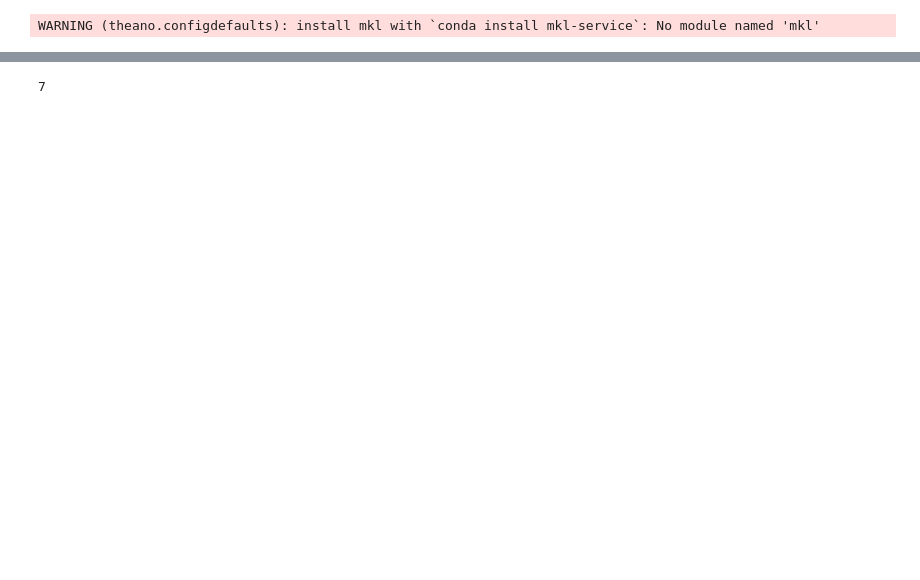
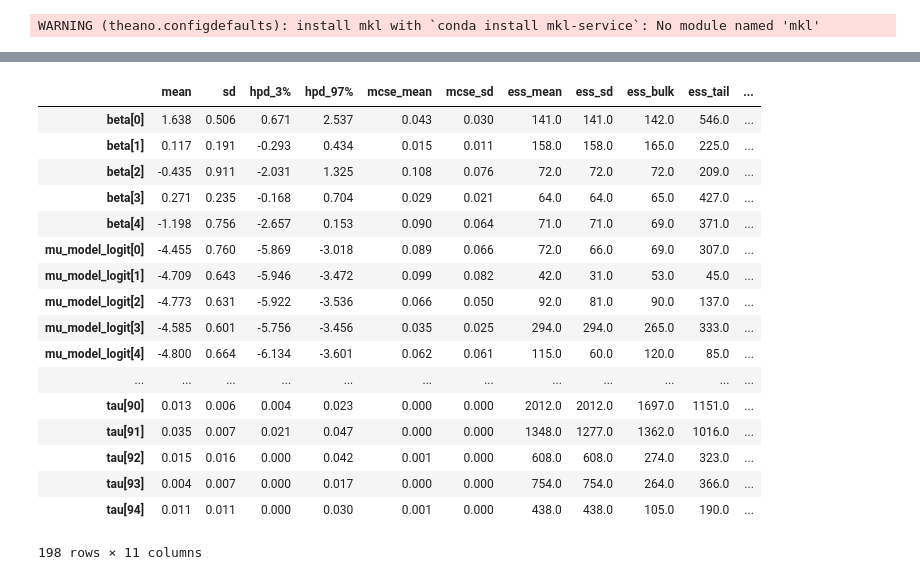
Before and after one commit to jwrichar/COVID19-mortality, a Jupyter notebook: COVID-19 Mortality Rate.ipynb, the cells around one changed output, grey strips where cells are left out. Drawn from its saved outputs; the diff is of its cells as text; code cells hidden in the pictures; blank space fills up the shorter version.

```diff
--- a/COVID-19 Mortality Rate.ipynb
+++ b/COVID-19 Mortality Rate.ipynb
@@ -59,4 +86,21 @@ mod.d_obs
-# %%
-len(df)
-# %% [output]
-7
+# %%
+pm.summary(trace)
+# %% [output]
+|  | mean | sd | hpd_3% | hpd_97% | mcse_mean | mcse_sd | ess_mean | ess_sd | ess_bulk | ess_tail | ... |
+| beta[0] | 1.638 | 0.506 | 0.671 | 2.537 | 0.043 | 0.030 | 141.0 | 141.0 | 142.0 | 546.0 | ... |
+| beta[1] | 0.117 | 0.191 | -0.293 | 0.434 | 0.015 | 0.011 | 158.0 | 158.0 | 165.0 | 225.0 | ... |
+| beta[2] | -0.435 | 0.911 | -2.031 | 1.325 | 0.108 | 0.076 | 72.0 | 72.0 | 72.0 | 209.0 | ... |
+| beta[3] | 0.271 | 0.235 | -0.168 | 0.704 | 0.029 | 0.021 | 64.0 | 64.0 | 65.0 | 427.0 | ... |
+| beta[4] | -1.198 | 0.756 | -2.657 | 0.153 | 0.090 | 0.064 | 71.0 | 71.0 | 69.0 | 371.0 | ... |
+| mu_model_logit[0] | -4.455 | 0.760 | -5.869 | -3.018 | 0.089 | 0.066 | 72.0 | 66.0 | 69.0 | 307.0 | ... |
+| mu_model_logit[1] | -4.709 | 0.643 | -5.946 | -3.472 | 0.099 | 0.082 | 42.0 | 31.0 | 53.0 | 45.0 | ... |
+| mu_model_logit[2] | -4.773 | 0.631 | -5.922 | -3.536 | 0.066 | 0.050 | 92.0 | 81.0 | 90.0 | 137.0 | ... |
+| mu_model_logit[3] | -4.585 | 0.601 | -5.756 | -3.456 | 0.035 | 0.025 | 294.0 | 294.0 | 265.0 | 333.0 | ... |
+| mu_model_logit[4] | -4.800 | 0.664 | -6.134 | -3.601 | 0.062 | 0.061 | 115.0 | 60.0 | 120.0 | 85.0 | ... |
+| ... | ... | ... | ... | ... | ... | ... | ... | ... | ... | ... | ... |
+| tau[90] | 0.013 | 0.006 | 0.004 | 0.023 | 0.000 | 0.000 | 2012.0 | 2012.0 | 1697.0 | 1151.0 | ... |
+| tau[91] | 0.035 | 0.007 | 0.021 | 0.047 | 0.000 | 0.000 | 1348.0 | 1277.0 | 1362.0 | 1016.0 | ... |
+| tau[92] | 0.015 | 0.016 | 0.000 | 0.042 | 0.001 | 0.000 | 608.0 | 608.0 | 274.0 | 323.0 | ... |
+| tau[93] | 0.004 | 0.007 | 0.000 | 0.017 | 0.000 | 0.000 | 754.0 | 754.0 | 264.0 | 366.0 | ... |
+| tau[94] | 0.011 | 0.011 | 0.000 | 0.030 | 0.001 | 0.000 | 438.0 | 438.0 | 105.0 | 190.0 | ... |
+198 rows × 11 columns
```
Also changed, not shown: parts of 16 cells of this notebook, 2 other files.
